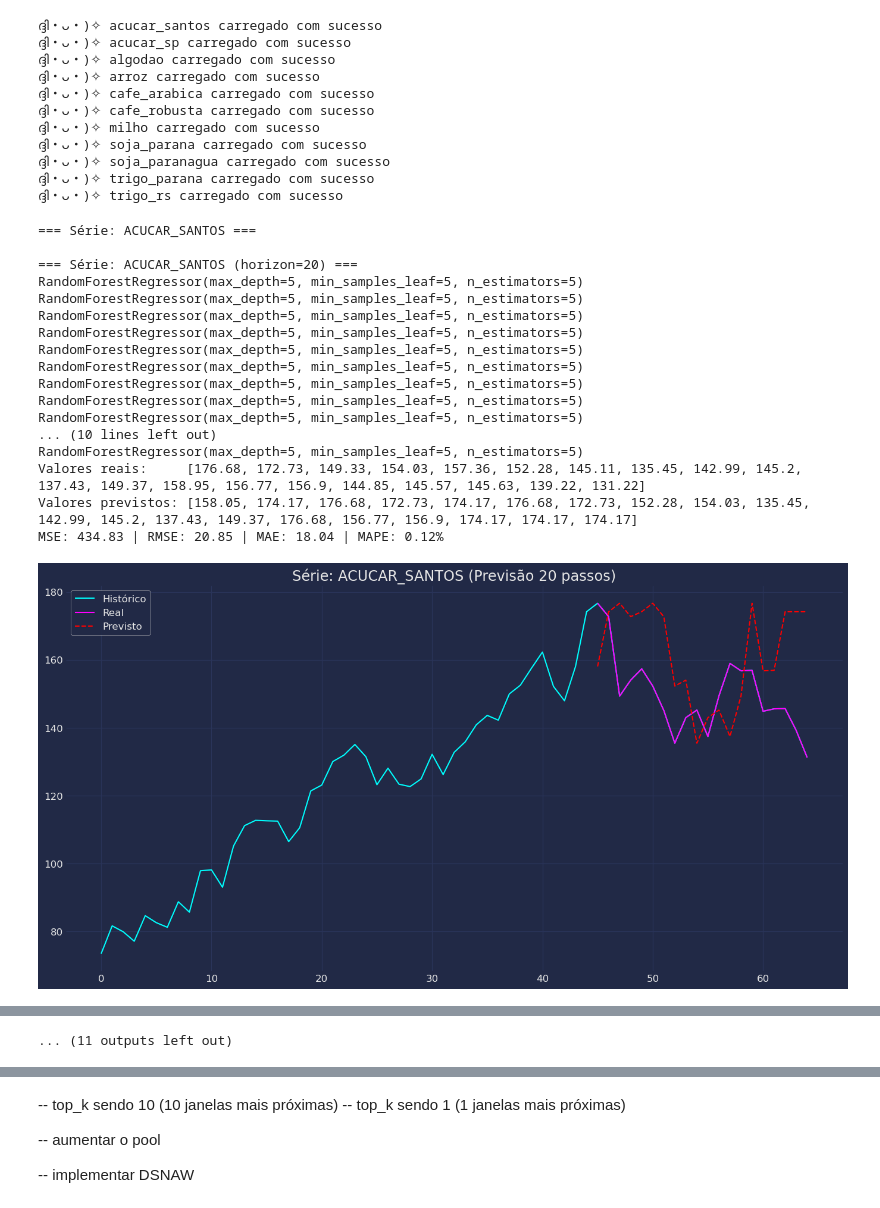
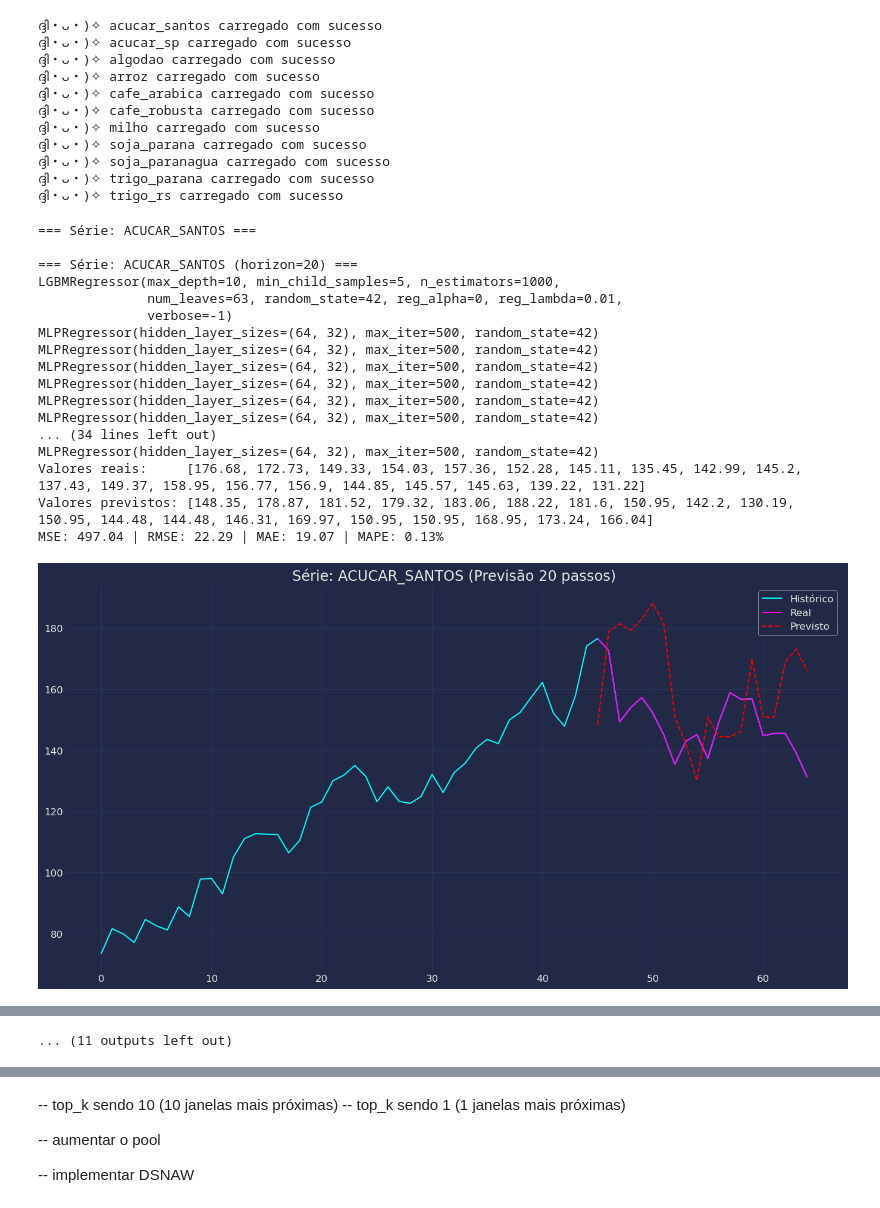
Before and after one commit to MateusVasc/sistemas-multiplos-preditores-commodities, a Jupyter notebook: src/models/ensemble/dynamic_selection/dcs_la/dcs_la.ipynb, the cells around one changed output, grey strips where cells are left out. Saved outputs shown, nothing was run; the diff lists cells and outputs as text; code cells hidden in the pictures.

Commit message:
refac: single training before getting best models on RoC

```diff
--- a/src/models/ensemble/dynamic_selection/dcs_la/dcs_la.ipynb
+++ b/src/models/ensemble/dynamic_selection/dcs_la/dcs_la.ipynb
@@ -56,17 +59,17 @@ warnings.filterwarnings("ignore", category=UndefinedMetricWarning)
 warnings.filterwarnings("ignore", category=UserWarning)
 # %%
 models = [
-    # LGBMRegressor(
-    #     n_estimators=1000,
-    #     learning_rate=0.1,
-    #     max_depth=10,
-    #     num_leaves=63,
-    #     min_child_samples=5,
-    #     reg_alpha=0,
-    #     reg_lambda=0.01,
-    #     random_state=42,
-    #     verbose=-1
-    # ),
+    LGBMRegressor(
+        n_estimators=1000,
+        learning_rate=0.1,
+        max_depth=10,
+        num_leaves=63,
+        min_child_samples=5,
+        reg_alpha=0,
+        reg_lambda=0.01,
+        random_state=42,
+        verbose=-1
+    ),
     # LSTM(
     #     h=1,
     #     input_size=1,
@@ -86,10 +89,6 @@ models = [
         max_depth=6,
         objective='reg:squarederror'
     ),
-    # KNeighborsRegressor(
-    #     n_neighbors=5,
-    #     weights='distance'
-    # ),
     MLPRegressor(
         hidden_layer_sizes=(64, 32),
         activation='relu',
@@ -141,10 +140,6 @@ models_top_k_10 = [
         max_depth=6,
         objective='reg:squarederror'
     ),
-    # KNeighborsRegressor(
-    #     n_neighbors=5,
-    #     weights='distance'
-    # ),
     MLPRegressor(
         hidden_layer_sizes=(64, 32),
         activation='relu',
@@ -205,6 +340,11 @@ for uid in df_brl['unique_id'].unique():
     horizon = series_test_sizes.get(uid)
     print(f"\n=== Série: {uid} (horizon={horizon}) ===")
     y_series = df_brl[df_brl['unique_id'] == uid]['y'].values
+
+    y_train = y_series[:-horizon]
+    windows, targets = dcs._extract_lag_windows(y_train)
+    dcs.fit(windows, targets)
+
     forecast, y_real_future = dcs.predict(y_series, horizon=horizon)
 
     mse = mean_squared_error(y_real_future, forecast)
@@ -218,47 +358,47 @@ for uid in df_brl['unique_id'].unique():
         "mse": mse,
         "rmse": rmse,
         "mae": mae,
         "mape": mape,
         "y_real_future": y_real_future,
         "forecast": forecast
     })
 
     print("Valores reais:    ", np.round(y_real_future, 2).tolist())
     print("Valores previstos:", np.round(forecast, 2).tolist())
     print(f"MSE: {mse:.2f} | RMSE: {rmse:.2f} | MAE: {mae:.2f} | MAPE: {mape:.2f}%")
 
     # plotar série inteira
     plt.figure(figsize=(15, 8))
     plt.plot(y_series, label="Histórico", color="cyan")
     plt.plot(range(len(y_series)-horizon, len(y_series)), y_real_future, label="Real", color="fuchsia")
     plt.plot(range(len(y_series)-horizon, len(y_series)), forecast, label="Previsto", color="red", linestyle="--")
     plt.title(f"Série: {uid} (Previsão {horizon} passos)")
     plt.legend()
     plt.show()
 
 # Converter resultados em DataFrame para análise geral
 df_results = pd.DataFrame(results)
 print("\nResumo das métricas:")
 print(df_results[["unique_id", "mse", "rmse", "mae", "mape"]])
 # %% [output]
 === Série: ACUCAR_SANTOS ===
 
 === Série: ACUCAR_SANTOS (horizon=20) ===
-RandomForestRegressor(max_depth=5, min_samples_leaf=5, n_estimators=5)
-RandomForestRegressor(max_depth=5, min_samples_leaf=5, n_estimators=5)
-RandomForestRegressor(max_depth=5, min_samples_leaf=5, n_estimators=5)
-RandomForestRegressor(max_depth=5, min_samples_leaf=5, n_estimators=5)
-RandomForestRegressor(max_depth=5, min_samples_leaf=5, n_estimators=5)
-RandomForestRegressor(max_depth=5, min_samples_leaf=5, n_estimators=5)
-RandomForestRegressor(max_depth=5, min_samples_leaf=5, n_estimators=5)
-RandomForestRegressor(max_depth=5, min_samples_leaf=5, n_estimators=5)
-RandomForestRegressor(max_depth=5, min_samples_leaf=5, n_estimators=5)
-... (10 lines left out)
-RandomForestRegressor(max_depth=5, min_samples_leaf=5, n_estimators=5)
+LGBMRegressor(max_depth=10, min_child_samples=5, n_estimators=1000,
+              num_leaves=63, random_state=42, reg_alpha=0, reg_lambda=0.01,
+              verbose=-1)
+MLPRegressor(hidden_layer_sizes=(64, 32), max_iter=500, random_state=42)
+MLPRegressor(hidden_layer_sizes=(64, 32), max_iter=500, random_state=42)
+MLPRegressor(hidden_layer_sizes=(64, 32), max_iter=500, random_state=42)
+MLPRegressor(hidden_layer_sizes=(64, 32), max_iter=500, random_state=42)
+MLPRegressor(hidden_layer_sizes=(64, 32), max_iter=500, random_state=42)
+MLPRegressor(hidden_layer_sizes=(64, 32), max_iter=500, random_state=42)
+... (34 lines left out)
+MLPRegressor(hidden_layer_sizes=(64, 32), max_iter=500, random_state=42)
 Valores reais:     [176.68, 172.73, 149.33, 154.03, 157.36, 152.28, 145.11, 135.45, 142.99, 145.2, 137.43, 149.37, 158.95, 156.77, 156.9, 144.85, 145.57, 145.63, 139.22, 131.22]
-Valores previstos: [158.05, 174.17, 176.68, 172.73, 174.17, 176.68, 172.73, 152.28, 154.03, 135.45, 142.99, 145.2, 137.43, 149.37, 176.68, 156.77, 156.9, 174.17, 174.17, 174.17]
-MSE: 434.83 | RMSE: 20.85 | MAE: 18.04 | MAPE: 0.12%
+Valores previstos: [148.35, 178.87, 181.52, 179.32, 183.06, 188.22, 181.6, 150.95, 142.2, 130.19, 150.95, 144.48, 144.48, 146.31, 169.97, 150.95, 150.95, 168.95, 173.24, 166.04]
+MSE: 497.04 | RMSE: 22.29 | MAE: 19.07 | MAPE: 0.13%
-[figure, old version]
+[figure, new version]
 === Série: ACUCAR_SP ===
 
 === Série: ACUCAR_SP (horizon=80) ===
```
Also changed, not shown: parts of 6 cells of this notebook, 9 other files.
